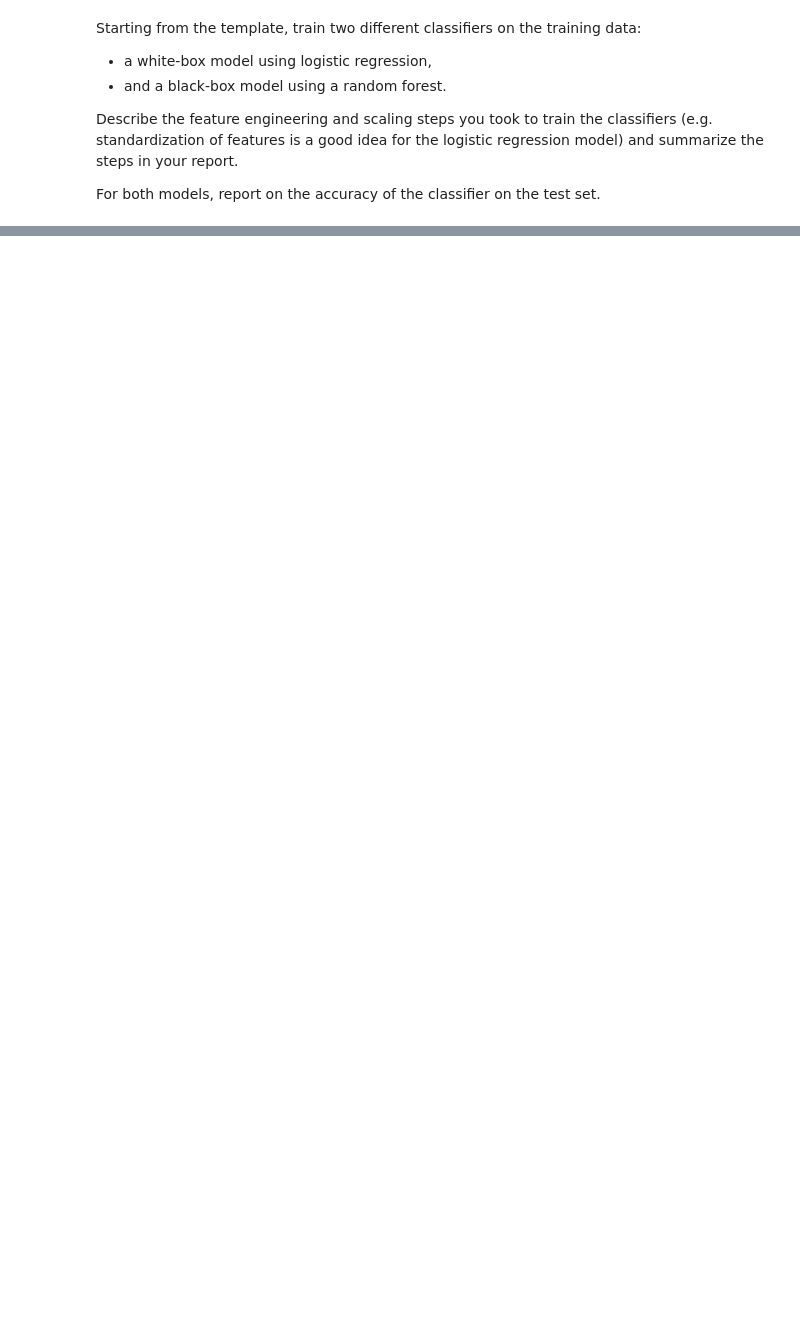
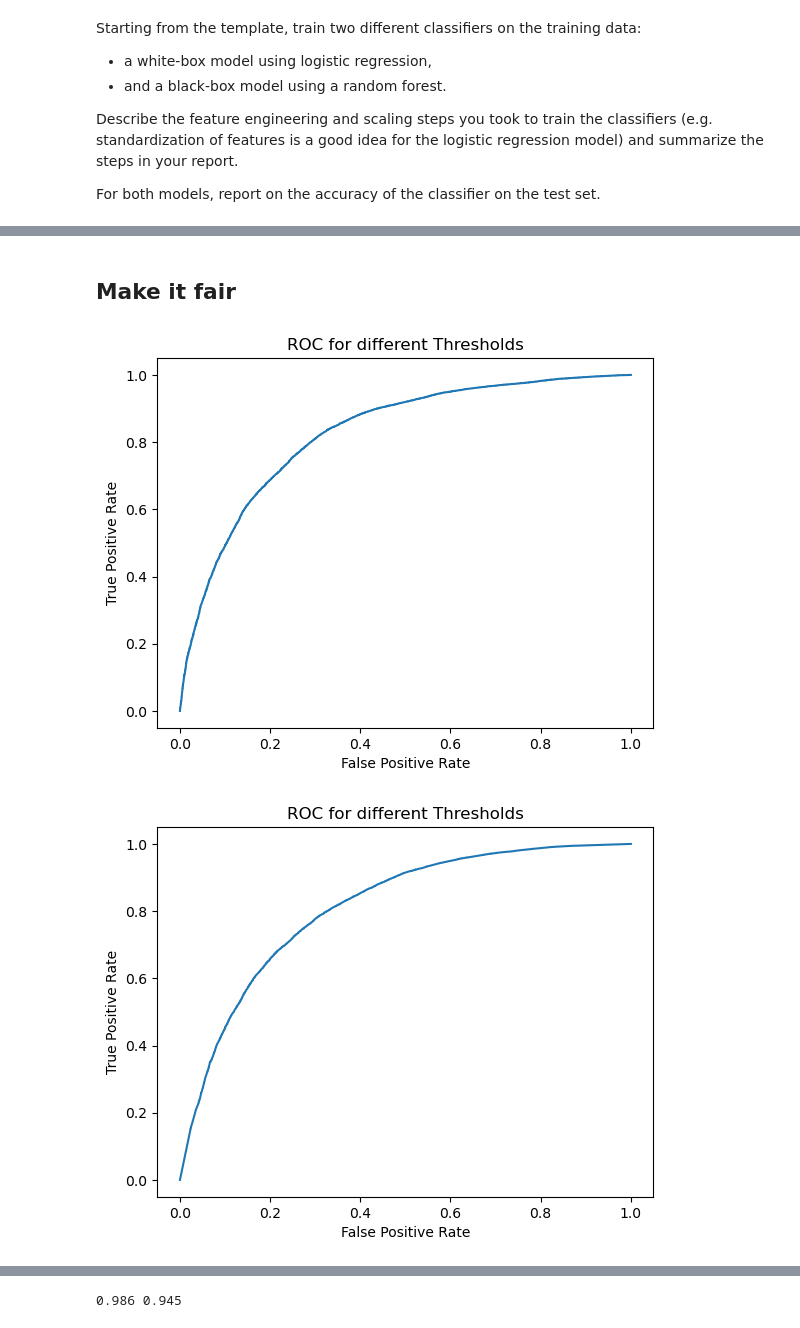
Before and after one commit to AlteaF/Algorithmic_Fairness_2025, a Jupyter notebook: Assignment1/afae25-assignment-01.ipynb, the cells around one changed output, grey strips where cells are left out. Cells and saved outputs as stored; diff of their text form; code cells hidden in the pictures; blank space fills up the shorter version.

```diff
--- a/Assignment1/afae25-assignment-01.ipynb
+++ b/Assignment1/afae25-assignment-01.ipynb
@@ -137,0 +215,66 @@ fig.tight_layout()
+# %% [markdown]
+## Make it fair
+# %%
+def  roc_curve_generator(test, prob):
+    # Compute ROC curve
+    #false positive rate, true positive rate, threshold
+    fpr, tpr, thr = roc_curve(test, prob, drop_intermediate=False)
+
+    # Plot it
+    fig, ax = plt.subplots()
+    ax.plot(fpr, tpr)
+    ax.set_title("ROC for different Thresholds")
+    ax.set_ylabel("True Positive Rate")
+    ax.set_xlabel("False Positive Rate")
+
+def  roc_curve_generator_groups(test_1, prob_1, test_2, prob_2):
+    fpr_1, tpr_1, thr_1 = roc_curve(test_1, prob_1, drop_intermediate=False)
+    fpr_2, tpr_2, thr_2 = roc_curve(test_2, prob_2, drop_intermediate=False)
+
+    tpr_diff = []
+    fpr_diff = []
+    thresholds = []
+    for p in np.arange(0.1, 0.99, 0.001):
+        tpr_diff.append(abs(tpr_1[tpr_1>p][0] - tpr_2[tpr_2>p][0]))
+        fpr_diff.append(abs(fpr_1[tpr_1>p][0] - fpr_2[tpr_2>p][0]))
+        thresholds.append((thr_1[tpr_1>p][0], thr_2[tpr_2>p][0]))
+
+    diffs = []
+    for i in range(len(fpr_diff)):
+        diffs.append(abs(fpr_diff[i] - tpr_diff[i]))
+
+    n = np.argmin(diffs)
+
+    thr_group1, thr_group2 = thresholds[n]
+
+
+    #plot
+    _, ax = plt.subplots(1,1, figsize=(7,5))
+
+    ax.plot(fpr_1, tpr_1, label='Male')
+    ax.plot(fpr_2, tpr_2, label='Female')
+
+    ax.set_title("ROC")
+    ax.set_ylabel("True Positive Rate")
+    ax.set_xlabel("False Positive Rate")
+    plt.legend()
+    plt.show()
+    return thr_group1, thr_group2
+
+roc_curve_generator(y_test, log_y_prob)
+roc_curve_generator(y_test, forest_y_prob)
+
+# separate ROC for each group
+log_y_prob_group1 = logistic_model.predict_proba(X_train[group_train==1])[:,1]
+log_y_prob_group2 = logistic_model.predict_proba(X_train[group_train==2])[:,1]
+log_thr_group1, log_thr_group2 = roc_curve_generator_groups(y_train[group_train==1], log_y_prob_group1, y_train[group_train==2], log_y_prob_group2)
+
+forest_y_prob_group1 = forest.predict_proba(X_train[group_train==1])[:,1]
+forest_y_prob_group2 = forest.predict_proba(X_train[group_train==2])[:,1]
+forest_thr_group1, forest_thr_group2 = roc_curve_generator_groups(y_train[group_train==1], forest_y_prob_group1, y_train[group_train==2], forest_y_prob_group2)
+
+
+print(forest_thr_group1, forest_thr_group2)
+# %% [output]
+[figure, added]
+[figure, added]
@@ -137,0 +283 @@ fig.tight_layout()
+0.986 0.945
```
Also changed, not shown: parts of 14 cells of this notebook, 1 other file.
